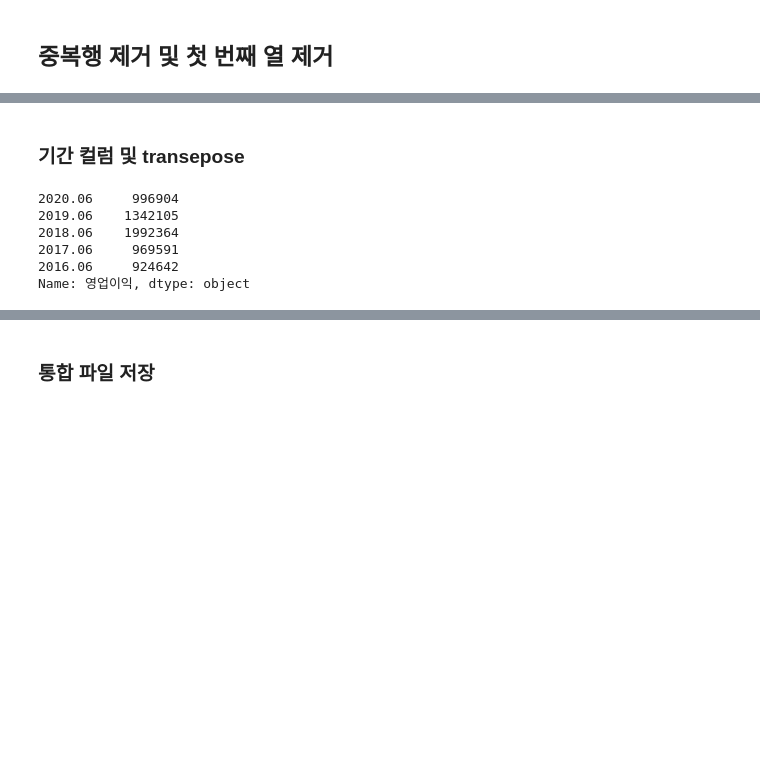
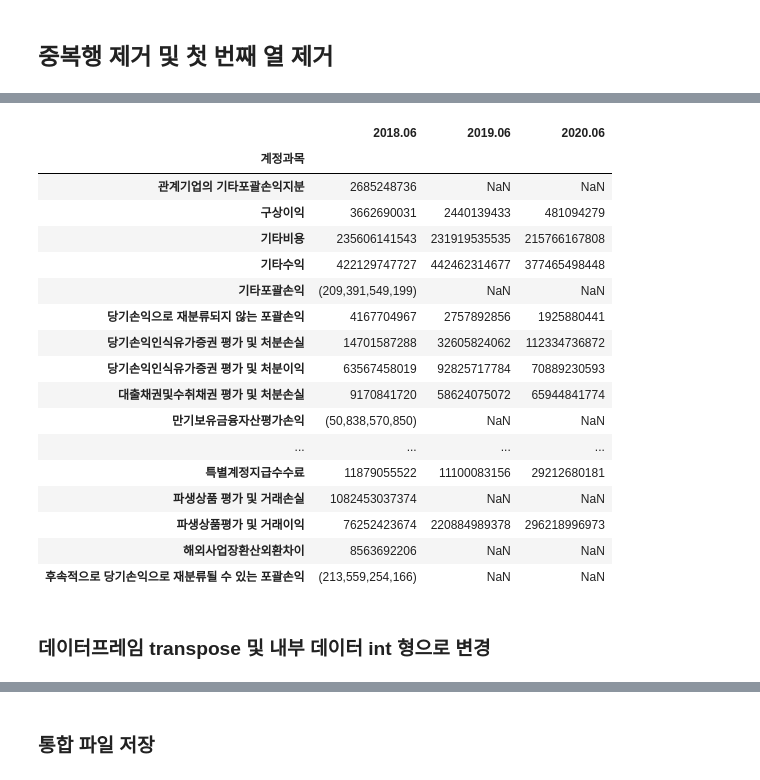
Before and after one commit to actpjk/python_workspace, a Jupyter notebook: Project/Project4_DART_API/DART_API.ipynb, the cells around one changed output, grey strips where cells are left out. Drawn from its saved outputs; the diff is of its cells as text; code cells hidden in the pictures; blank space fills up the shorter version.

```diff
--- a/Project/Project4_DART_API/DART_API.ipynb
+++ b/Project/Project4_DART_API/DART_API.ipynb
@@ -168,15 +190,24 @@ match_list
 # %%
+# 한화생명 단위 : 원
+# 삼성생명 단위 : 백만 원 , 단위 모두 백만 원으로 처리하자.
+
 df_list = list()
 
-for i, df_nm in enumerate(match_list):
-    df = pd.read_csv('./{}'.format(df_nm), encoding='utf-8-sig')
-    df = df.iloc[:,1:3]
-    df = df[df['과 목'].notnull()]
-    df['과 목'] = df['과 목'].str.strip()
-    df['과 목'] = df['과 목'].str.split('.').str[-1]
-    df['과 목'] = df['과 목'].str.split('(').str[0].copy()
-    df.rename(columns = {'과 목' : '계정과목'}, inplace = True)
-    df_list.append(df)
+    for i, df_nm in enumerate(match_list):
+        df = pd.read_csv('./{}'.format(df_nm), encoding='utf-8-sig')
+        if corp_nm == '삼성생명':
+            df = df.iloc[:,1:3]
+            df = df[df['과 목'].notnull()]
+        else:
+            df = df.drop(0) # 타보험사 수정
+            df = df.iloc[:,1:5].drop('주 석', axis=1)
+            df = df.iloc[:,::2]
+
+        df['과 목'] = df['과 목'].str.split('.').str[-1]
+        df['과 목'] = df['과 목'].str.split('(').str[0]
+        df['과 목'] = df['과 목'].str.strip().copy()
+        df.rename(columns = {'과 목' : '계정과목'}, inplace = True)
+        df_list.append(df)
 # %% [markdown]
 ### colunm to index
 # %%
@@ -190,9 +221,9 @@ for i, val in enumerate(df_list):
 # %%
 for i, val in enumerate(df_list_index):
     if i == 0:
-        df_merge = pd.merge(df_list_index[i], df_list_index[i], how='outer', left_index=True, right_index=True)
-    elif i <= len(df_list):
-        df_merge = pd.merge(df_merge, df_list_index[i], how='outer', left_index=True, right_index=True)
+        df_join = df_list_index[i]
+    elif i <= len(df_list_index):
+        df_join = df_join.join(df_list_index[i])
     else:
         continue
 # %% [markdown]
@@ -212,5 +233,2 @@ df_merge_dup = df_merge_dup.set_index(['계정과목']).copy()
-# %% [markdown]
-### 기간 컬럼 및 transepose
 # %%
-df_date_cols = df_date.loc[:len(match_list)-1]
-df_merge_t = df_merge_dup.T
+df_date_cols = df_date.loc[:len(match_list)-1].sort_index(ascending=False)
@@ -219,9 +235,29 @@ df_merge_t.index = df_date_cols
-# %%
-df_merge_t['영업이익']
-# %% [output]
-2020.06     996904
-2019.06    1342105
-2018.06    1992364
-2017.06     969591
-2016.06     924642
-Name: 영업이익, dtype: object
+# %%
+date_cols = pd.to_datetime(df_date_cols)
+df_join = df_join.reset_index().copy()
+df_join_dup = df_join.drop_duplicates('계정과목', keep="first").copy()
+df_join_dup = df_join_dup.set_index(['계정과목']).copy()
+df_join_dup.columns = df_date_cols
+# %%
+df_join_dup
+# %% [output]
+|  | 2018.06 | 2019.06 | 2020.06 |
+| 계정과목 |  |  |  |
+| 관계기업의 기타포괄손익지분 | 2685248736 | NaN | NaN |
+| 구상이익 | 3662690031 | 2440139433 | 481094279 |
+| 기타비용 | 235606141543 | 231919535535 | 215766167808 |
+| 기타수익 | 422129747727 | 442462314677 | 377465498448 |
+| 기타포괄손익 | (209,391,549,199) | NaN | NaN |
+| 당기손익으로 재분류되지 않는 포괄손익 | 4167704967 | 2757892856 | 1925880441 |
+| 당기손익인식유가증권 평가 및 처분손실 | 14701587288 | 32605824062 | 112334736872 |
+| 당기손익인식유가증권 평가 및 처분이익 | 63567458019 | 92825717784 | 70889230593 |
+| 대출채권및수취채권 평가 및 처분손실 | 9170841720 | 58624075072 | 65944841774 |
+| 만기보유금융자산평가손익 | (50,838,570,850) | NaN | NaN |
+| ... | ... | ... | ... |
+| 특별계정지급수수료 | 11879055522 | 11100083156 | 29212680181 |
+| 파생상품 평가 및 거래손실 | 1082453037374 | NaN | NaN |
+| 파생상품평가 및 거래이익 | 76252423674 | 220884989378 | 296218996973 |
+| 해외사업장환산외환차이 | 8563692206 | NaN | NaN |
+| 후속적으로 당기손익으로 재분류될 수 있는 포괄손익 | (213,559,254,166) | NaN | NaN |
+# %% [markdown]
+### 데이터프레임 transpose 및 내부 데이터 int 형으로 변경
```
Also changed, not shown: parts of 41 cells of this notebook, 5 other files.
